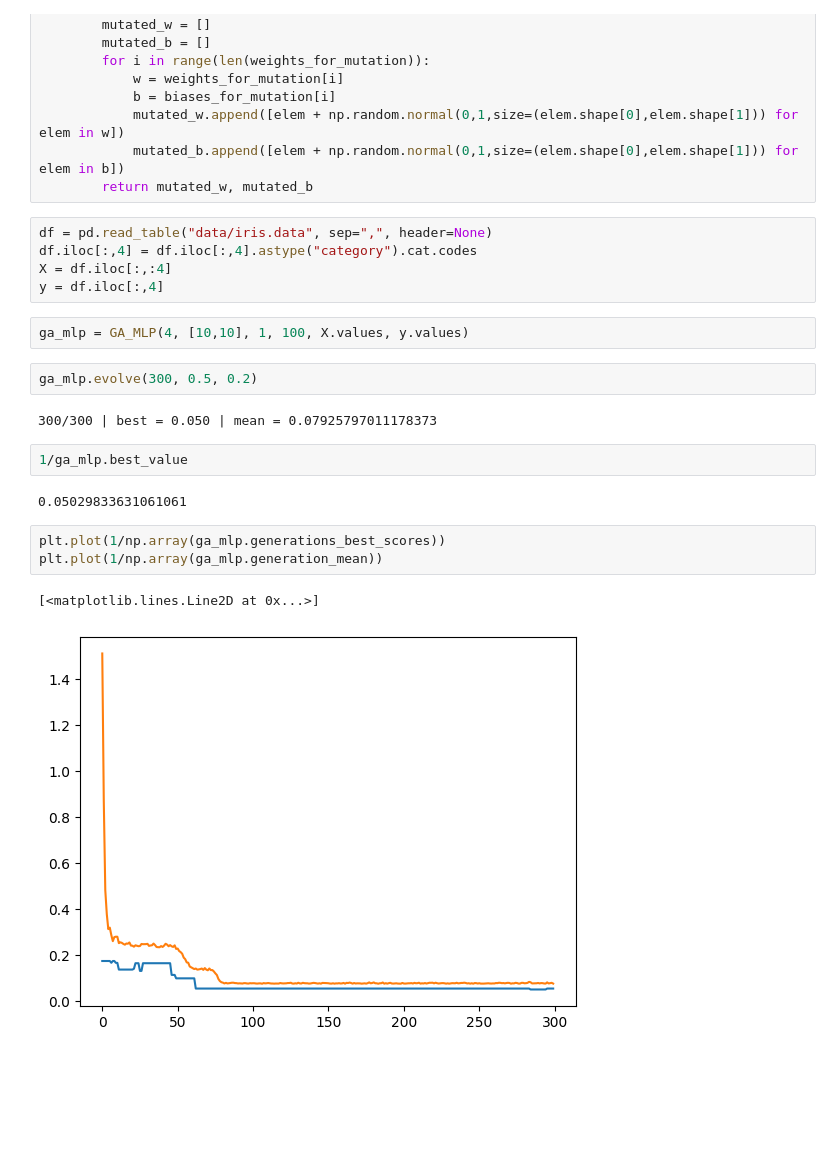
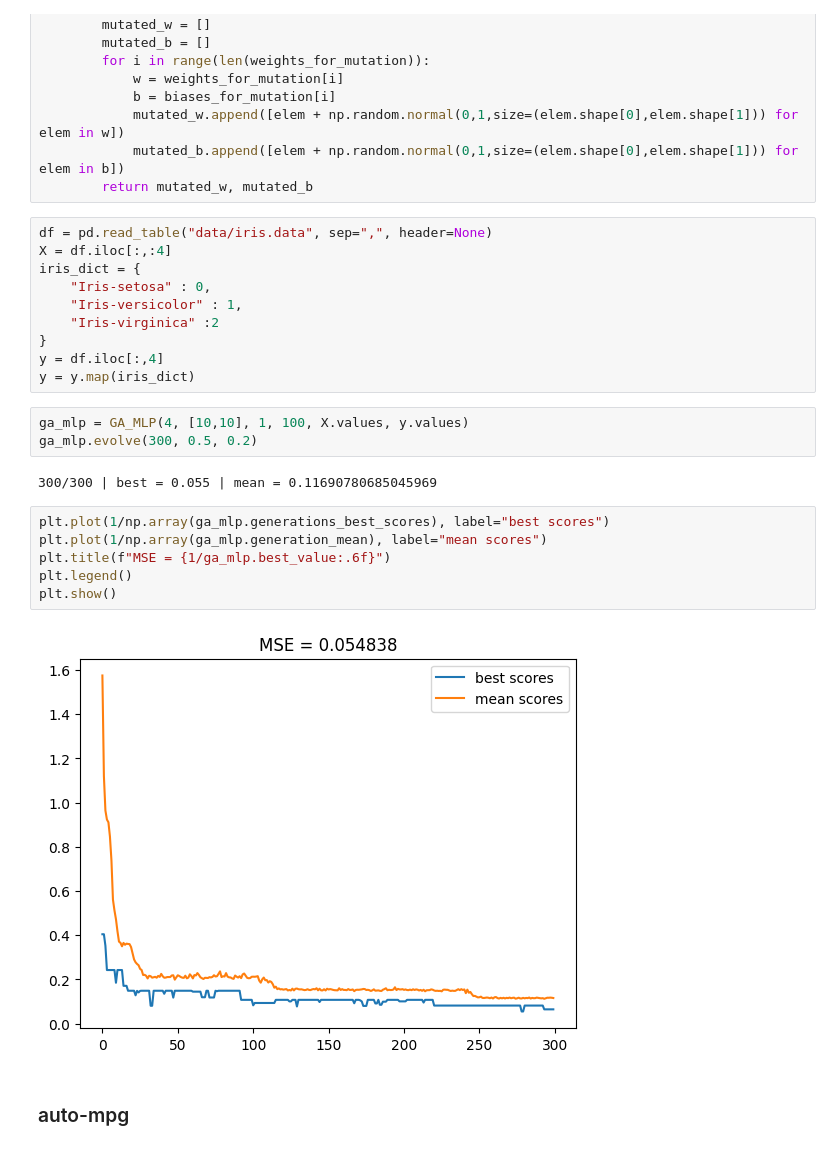
Before and after one commit to skowronskid/Computational-Analysis-Methods, a Jupyter notebook: AE/ga_mlp.ipynb, the cells around one changed output. Saved outputs shown, nothing was run; the diff lists cells and outputs as text; blank space fills up the shorter version.

```diff
--- a/AE/ga_mlp.ipynb
+++ b/AE/ga_mlp.ipynb
@@ -141,22 +142,26 @@ class GA_MLP:
         return mutated_w, mutated_b
 # %%
 df = pd.read_table("data/iris.data", sep=",", header=None)
-df.iloc[:,4] = df.iloc[:,4].astype("category").cat.codes
 X = df.iloc[:,:4]
+iris_dict = {
+    "Iris-setosa" : 0,
+    "Iris-versicolor" : 1,
+    "Iris-virginica" :2
+}
 y = df.iloc[:,4]
+y = y.map(iris_dict)
 # %%
 ga_mlp = GA_MLP(4, [10,10], 1, 100, X.values, y.values)
+ga_mlp.evolve(300, 0.5, 0.2)
+# %% [output]
+300/300 | best = 0.055 | mean = 0.11690780685045969
-# %%
-ga_mlp.evolve(300, 0.5, 0.2)
-# %% [output]
-300/300 | best = 0.050 | mean = 0.07925797011178373
-# %%
-1/ga_mlp.best_value
-# %% [output]
-0.05029833631061061
 # %%
-plt.plot(1/np.array(ga_mlp.generations_best_scores))
-plt.plot(1/np.array(ga_mlp.generation_mean))
+plt.plot(1/np.array(ga_mlp.generations_best_scores), label="best scores")
+plt.plot(1/np.array(ga_mlp.generation_mean), label="mean scores")
+plt.title(f"MSE = {1/ga_mlp.best_value:.6f}")
+plt.legend()
+plt.show()
 # %% [output]
-[<matplotlib.lines.Line2D at 0x...>]
-[figure, old version]
+[figure, new version]
+# %% [markdown]
+### auto-mpg
```
Also changed, not shown: parts of 4 cells of this notebook, 1 other file.
